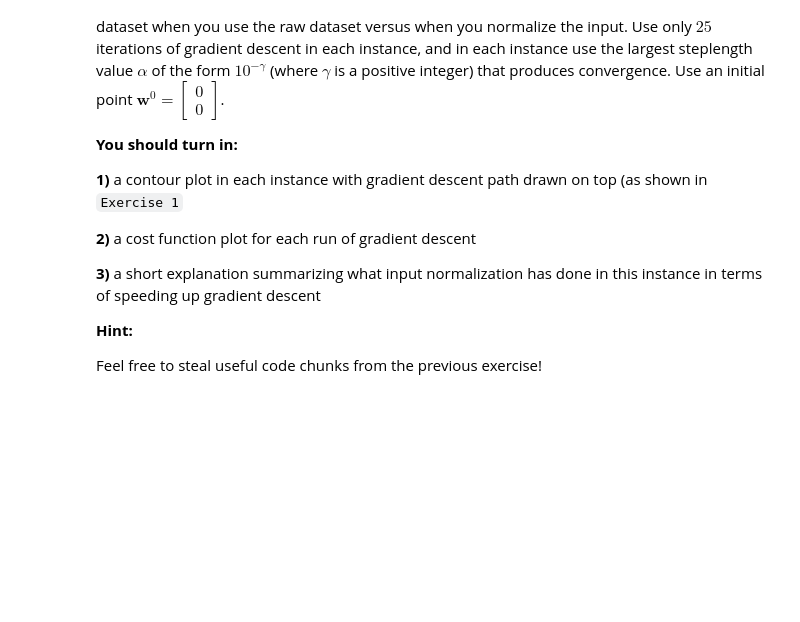
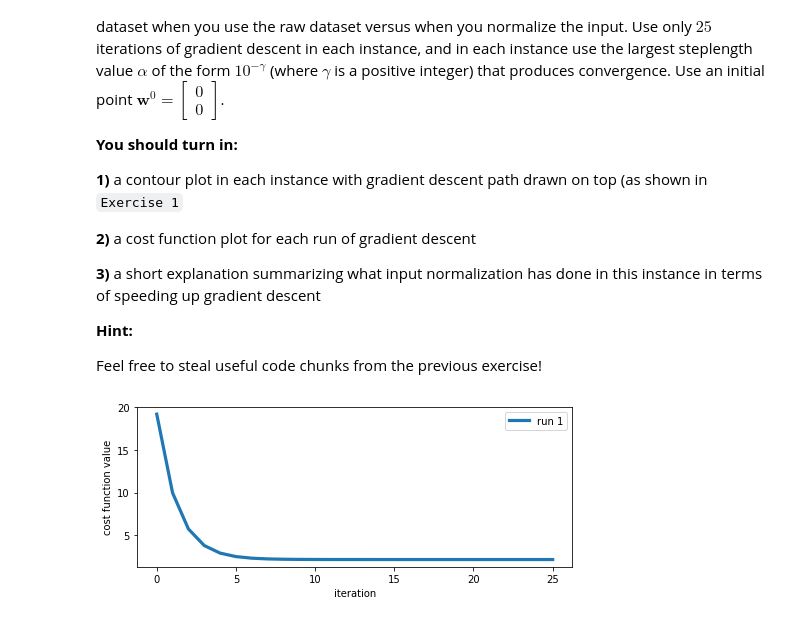
Before and after one commit to chrisxmiller/class1819, a Jupyter notebook: 19WI_EECS435_NeuralNets/HW3/exercise_2.ipynb, the cells around one changed output. Saved outputs shown, nothing was run; the diff lists cells and outputs as text; code cells hidden in the pictures; blank space fills up the shorter version.

```diff
--- a/19WI_EECS435_NeuralNets/HW3/exercise_2.ipynb
+++ b/19WI_EECS435_NeuralNets/HW3/exercise_2.ipynb
@@ -116,3 +112,24 @@ Compare the performance of gradient descent in tuning the Least Squares cost fun
 **Hint:**
 
 Feel free to steal useful code chunks from the previous exercise!
+# %%
+# make our predict function
+def predict(x,w):
+    return w[0] + x*w[1]
+# %%
+least_squares = lambda w: np.sum((predict(x,w) - y)**2)
+# %%
+# run gradient descent initialized at 0
+alpha = 10**(-9)
+max_its = 25
+w_init = np.zeros((2,1))
+
+# run gradient descent
+weight_history = gradient_descent(least_squares,w_init,alpha,max_its,beta = 0,version = 'unnormalized')
+
+# plot cost function history
+cost_history = [least_squares(v) for v in weight_history]
+histories = [cost_history]
+demo.compare_regression_histories(histories)
+# %% [output]
+[figure, added]
```
Also changed, not shown: parts of 6 cells of this notebook, 4 other files.
